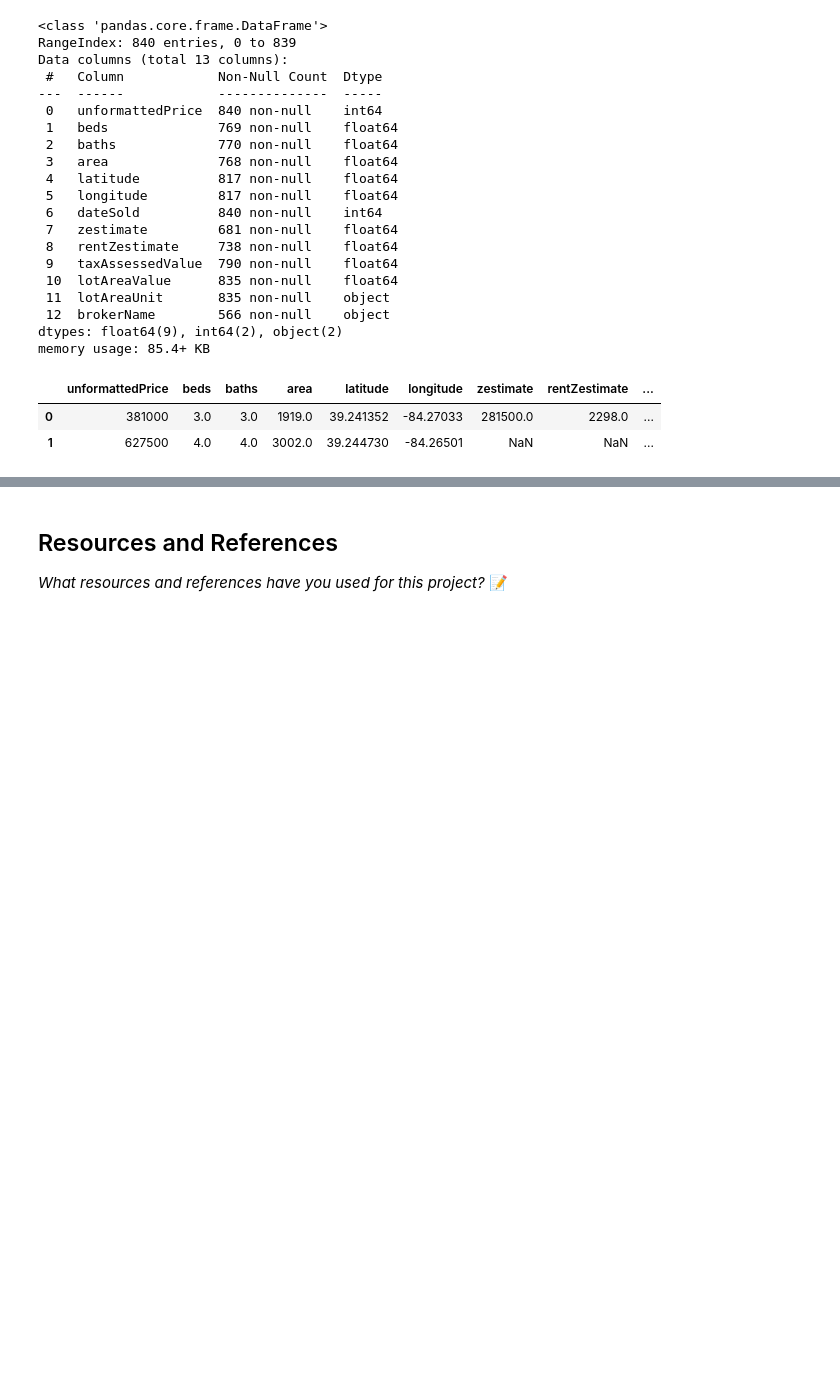
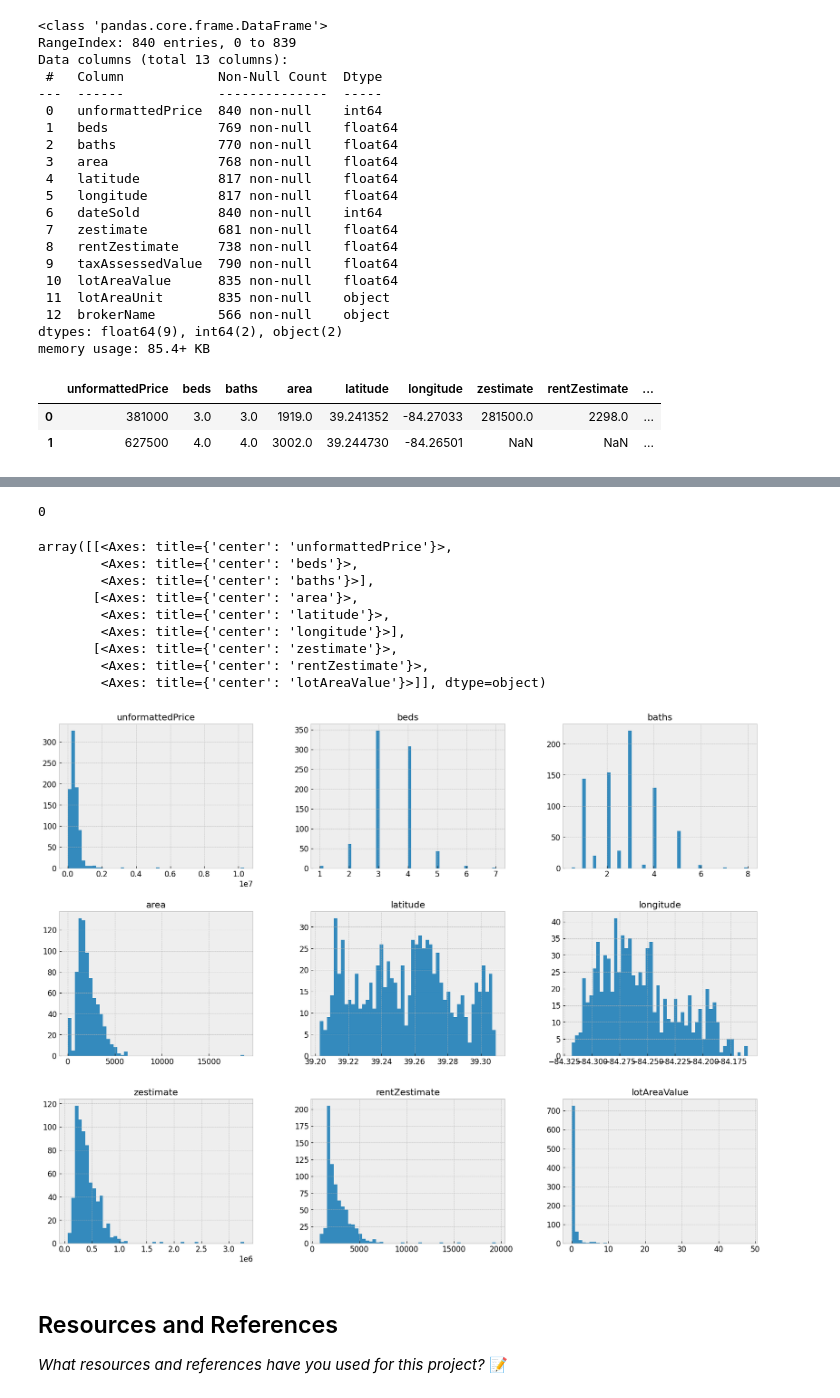
Before and after one commit to JoshAnness/Loveland-Housing-Model, a Jupyter notebook: LovelandHousing.ipynb, the cells around one changed output, grey strips where cells are left out. Drawn from its saved outputs; the diff is of its cells as text; code cells hidden in the pictures; blank space fills up the shorter version.

```diff
--- a/LovelandHousing.ipynb
+++ b/LovelandHousing.ipynb
@@ -43,3 +38,17 @@ import http.client
+# %%
+import json
+import time
+import pandas as pd
+import http.client
+
+%matplotlib inline
+import matplotlib as mpl
+import matplotlib.pyplot as plt
+
+mpl.rc('axes', labelsize=14)
+mpl.rc('xtick', labelsize=12)
+mpl.rc('ytick', labelsize=12)
+plt.style.use("bmh")
 # %% [markdown]
 # Data Scraping
 My Zillow query only looks at houses sold in the Loveland, OH area in the past year (3/26/2022-2/36/2023)
@@ -238,0 +258,11 @@ houses.head(2)
+# %%
+# Some of the area values are in sqft and some are in acres, let's convert all of them to acres
+def convert_to_acres(row):
+    if row['lotAreaUnit'] == 'sqft':
+        return row['lotAreaValue'] / 43560
+    else:
+        return row['lotAreaValue']
+
+houses['lotAreaValue'] = houses.apply(convert_to_acres, axis=1)
+
+houses.head(10)
@@ -238,0 +281,2 @@ houses.head(2)
+# %%
+houses.drop(['lotAreaUnit'], axis=1, inplace=True)
@@ -239,3 +309,22 @@ houses.head(2)
+# %%
+houses.drop_duplicates(inplace=True)
+houses.duplicated().sum()
+# %% [output]
+0
+# %%
+
+houses.hist(bins=50, figsize=(20,15))
+# %% [output]
+array([[<Axes: title={'center': 'unformattedPrice'}>,
+        <Axes: title={'center': 'beds'}>,
+        <Axes: title={'center': 'baths'}>],
+       [<Axes: title={'center': 'area'}>,
+        <Axes: title={'center': 'latitude'}>,
+        <Axes: title={'center': 'longitude'}>],
+       [<Axes: title={'center': 'zestimate'}>,
+        <Axes: title={'center': 'rentZestimate'}>,
+        <Axes: title={'center': 'lotAreaValue'}>]], dtype=object)
+[figure, added]
 # %% [markdown]
 ## Resources and References
 *What resources and references have you used for this project?*
```
Also changed, not shown: parts of 7 cells of this notebook, 2 other files.
